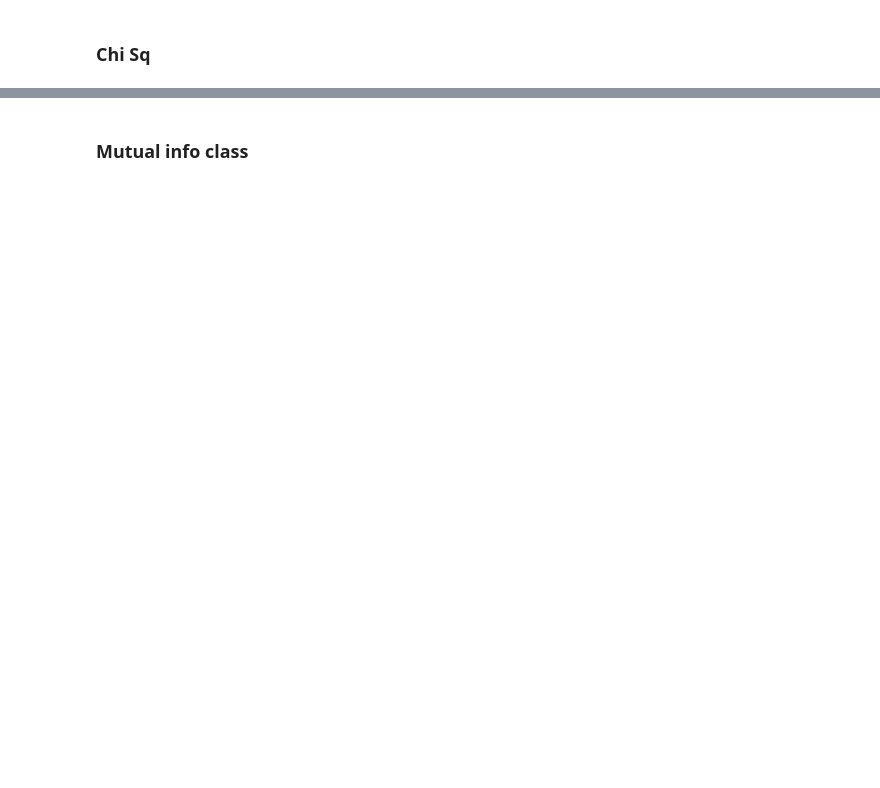
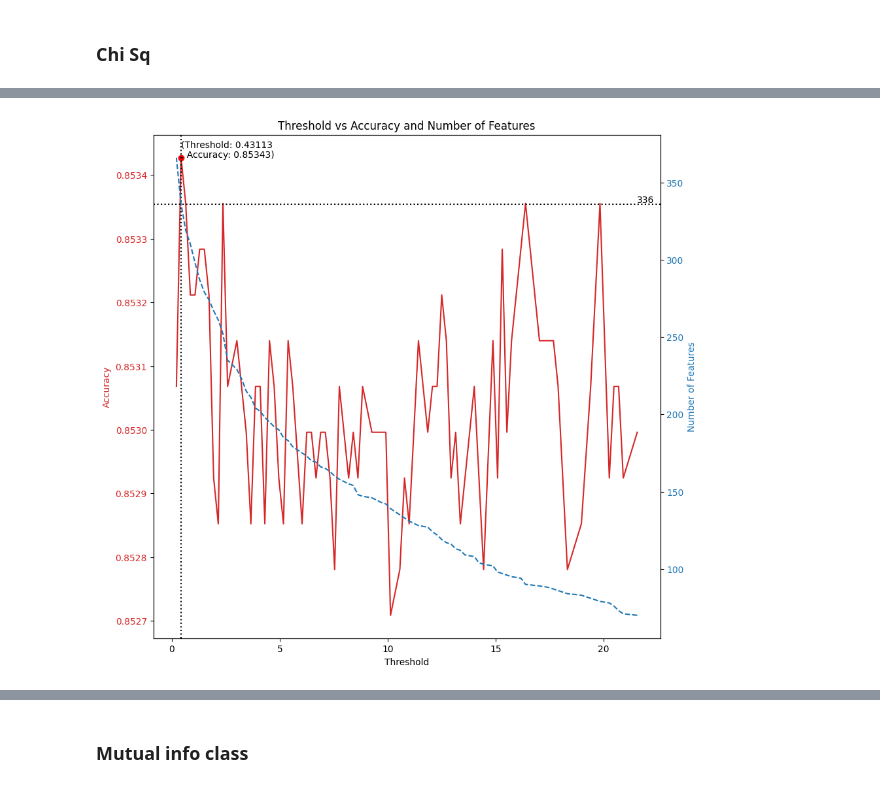
Before and after one commit to dilancroos/sl_predictors_xai, a Jupyter notebook: 00_feature_select.ipynb, the cells around one changed output, grey strips where cells are left out. Cells and saved outputs as stored; diff of their text form; code cells hidden in the pictures; blank space fills up the shorter version.

```diff
--- a/00_feature_select.ipynb
+++ b/00_feature_select.ipynb
@@ -293,0 +284,49 @@ diff: 0.00028739761459983804, accuracy: 0.8524931743066533, threshold: 18
+# %%
+list_th_chi2_limited = [i[0] for i in accuracy_scores_limited]
+list_ac_chi2_limited = [i[1] for i in accuracy_scores_limited]
+list_num_feat_chi2_limited = [i[2] for i in accuracy_scores_limited]
+# %%
+# the min of accuracy or number of features
+min_ac_chi2_limited = min(list_ac_chi2_limited)
+min_num_feat_chi2_limited = min(list_num_feat_chi2_limited)
+min_pt_limited = min(min_ac_chi2_limited, min_num_feat_chi2_limited)
+# the max of accuracy or number of features
+max_ac_chi2_limited = max(list_ac_chi2_limited)
+max_num_feat_chi2_limited = max(list_num_feat_chi2_limited)
+max_pt_limited = max(max_ac_chi2_limited, max_num_feat_chi2_limited)
+
+# min and max of the thresholds RECORDER not corrosponding to the min and max of the accuracy
+min_th_chi2_limited = min(list_th_chi2_limited)
+max_th_chi2_limited = max(list_th_chi2_limited)
+# %%
+best_th = round(list_th_chi2_limited[list_ac_chi2_limited.index(max_ac_chi2_limited)], 5)
+best_nf = round(list_num_feat_chi2_limited[list_ac_chi2_limited.index(max_ac_chi2_limited)], 5)
+# %%
+# plot the accuracy (left y axis) vs threshold
+# plot the number of features (right y axis) vs threshold
+# red dot for the highest accuracy with the corresponding threshold rounded to 5 decimal places
+fig, ax1 = plt.subplots(figsize=(10,10))
+color = 'tab:red'
+ax1.set_xlabel('Threshold')
+ax1.set_ylabel('Accuracy', color=color)
+ax1.plot(list_th_chi2_limited, list_ac_chi2_limited, color=color)
+ax1.tick_params(axis='y', labelcolor=color)
+# ax1.yaxis.set_ticks(np.arange(min_pt_limited, max_pt_limited + (max_pt_limited * 0.01), max_pt_limited * 0.0001))
+ax1.plot(round(list_th_chi2_limited[list_ac_chi2_limited.index(max_ac_chi2_limited)], 5), max_ac_chi2_limited, 'ro')
+ax1.annotate(f"(Threshold: {best_th}\n, Accuracy: {round(max_ac_chi2_limited, 5)})", (round(list_th_chi2_limited[list_ac_chi2_limited.index(max_ac_chi2_limited)], 5), max_ac_chi2_limited))
+# black dotted line at annotated point vertically
+plt.axvline(x=best_th, color='black', linestyle='dotted')
+ax2 = ax1.twinx()
+color = 'tab:blue'
+ax2.set_ylabel('Number of Features', color=color)
+ax2.plot(list_th_chi2_limited, list_num_feat_chi2_limited, color=color, linestyle='dashed')
+# black dotted line at best_nf
+plt.axhline(y=best_nf, color='black', linestyle='dotted')
+ax2.annotate(f"{best_nf}", (max_th_chi2_limited, best_nf +1))
+ax2.tick_params(axis='y', labelcolor=color)
+# ax2.yaxis.set_ticks(np.arange(min_num_feat_chi2_limited, max_num_feat_chi2_limited + (max_num_feat_chi2_limited * 0.01), max_num_feat_chi2_limited * 0.1))
+plt.title('Threshold vs Accuracy and Number of Features')
+plt.savefig('outputs/00_feature_select/chi2_threshold_vs_accuracy_limited.png')
+plt.show()
+# %% [output]
+[figure, added]
```
Also changed, not shown: parts of 38 cells of this notebook, 9 other files.
